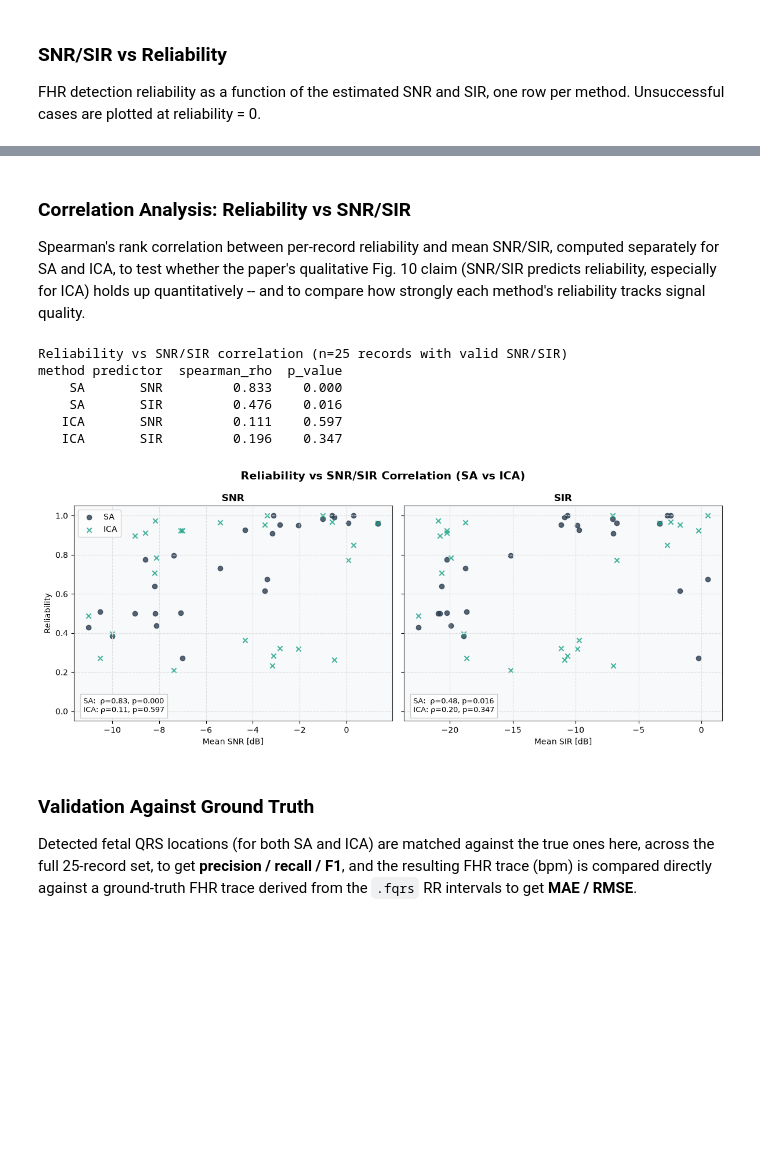
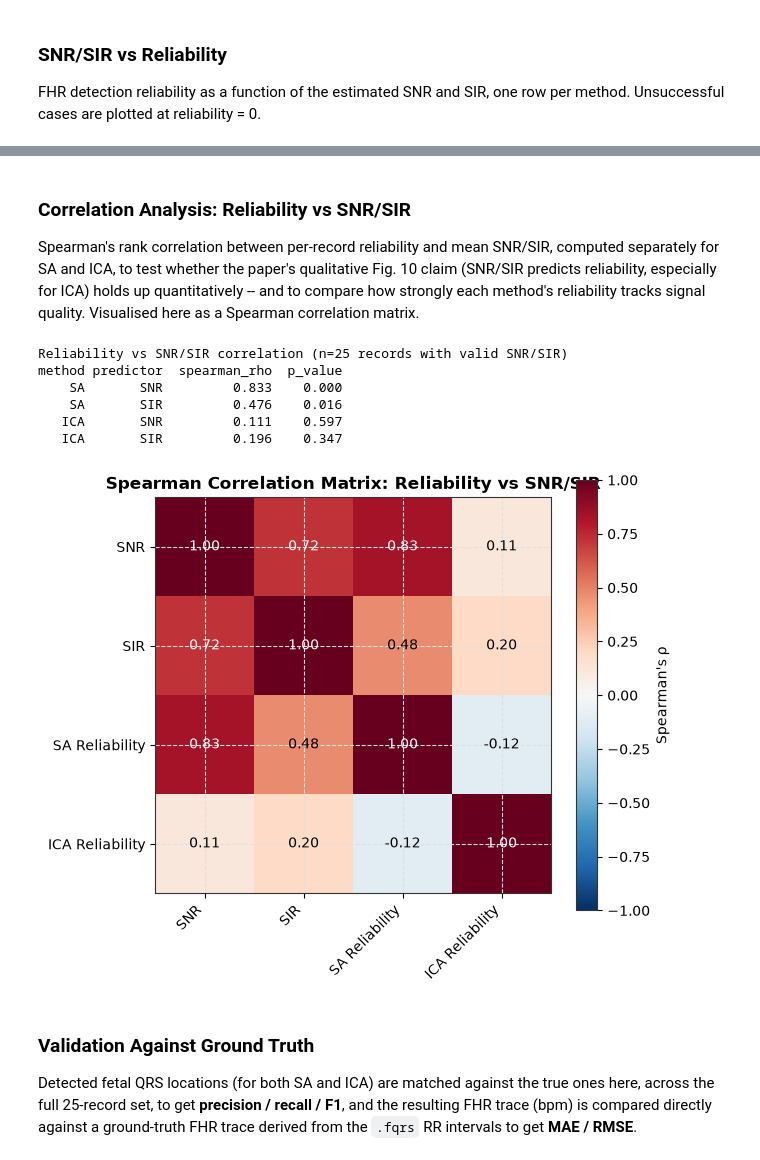
Before and after one commit to fedeceru/BSP_project, a Jupyter notebook: notebooks/main_analysis.ipynb, the cells around one changed output, grey strips where cells are left out. Drawn from its saved outputs; the diff is of its cells as text; code cells hidden in the pictures; blank space fills up the shorter version.

```diff
--- a/notebooks/main_analysis.ipynb
+++ b/notebooks/main_analysis.ipynb
@@ -341,28 +341,28 @@ plot_snr_sir_vs_reliability(df_fig10)
 # %% [markdown]
 ### Correlation Analysis: Reliability vs SNR/SIR
 
-Spearman's rank correlation between per-record reliability and mean SNR/SIR, computed separately for SA and ICA, to test whether the paper's qualitative Fig. 10 claim (SNR/SIR predicts reliability, especially for ICA) holds up quantitatively -- and to compare how strongly each method's reliability tracks signal quality.
+Spearman's rank correlation between per-record reliability and mean SNR/SIR, computed separately for SA and ICA, to test whether the paper's qualitative Fig. 10 claim (SNR/SIR predicts reliability, especially for ICA) holds up quantitatively -- and to compare how strongly each method's reliability tracks signal quality. Visualised here as a Spearman correlation matrix.
 # %%
 # Spearman's rho between reliability and SNR/SIR, separately for SA and ICA.
 corr_rows = []
 for method, rel_col in [('SA', 'reliability_sa_fig10'), ('ICA', 'reliability_ica_fig10')]:
     for predictor, pred_col in [('SNR', 'mean_snr_db'), ('SIR', 'mean_sir_db')]:
         rho, p_value, _, _ = spearman_with_ci(df_fig10[pred_col], df_fig10[rel_col], random_state=42)
         corr_rows.append({'method': method, 'predictor': predictor, 'spearman_rho': rho, 'p_value': p_value})
 
 df_corr = pd.DataFrame(corr_rows)
 print(f"Reliability vs SNR/SIR correlation (n={len(df_fig10)} records with valid SNR/SIR)")
 print(df_corr.to_string(index=False, float_format=lambda v: f'{v:.3f}'))
 
-plot_reliability_correlation(df_fig10, df_corr)
+plot_reliability_correlation_matrix(df_fig10)
 # %% [output]
 Reliability vs SNR/SIR correlation (n=25 records with valid SNR/SIR)
 method predictor  spearman_rho  p_value
     SA       SNR         0.833    0.000
     SA       SIR         0.476    0.016
    ICA       SNR         0.111    0.597
    ICA       SIR         0.196    0.347
-[figure, old version]
+[figure, new version]
 # %% [markdown]
 ### Validation Against Ground Truth
 
```
Also changed, not shown: parts of 2 cells of this notebook, 1 other file.
